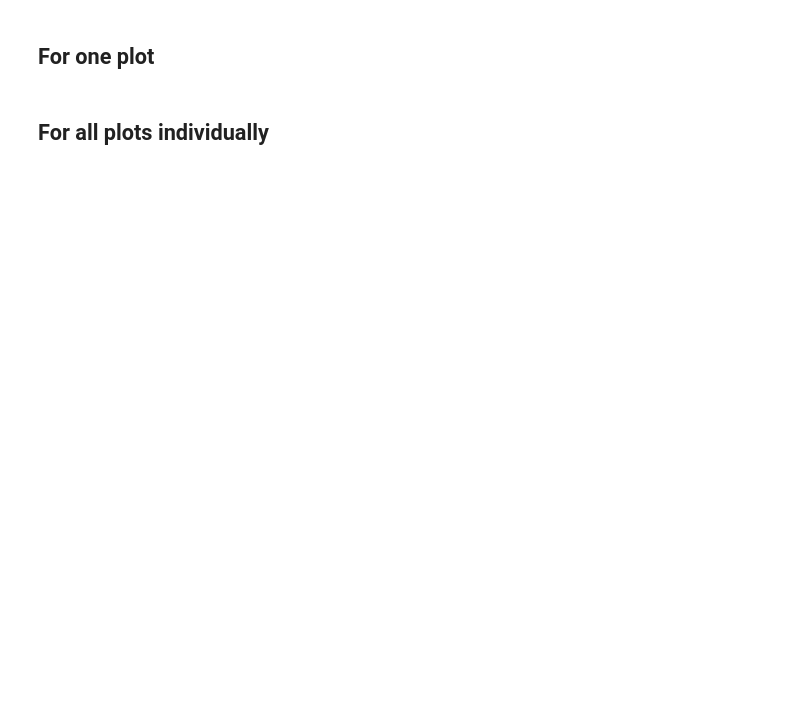
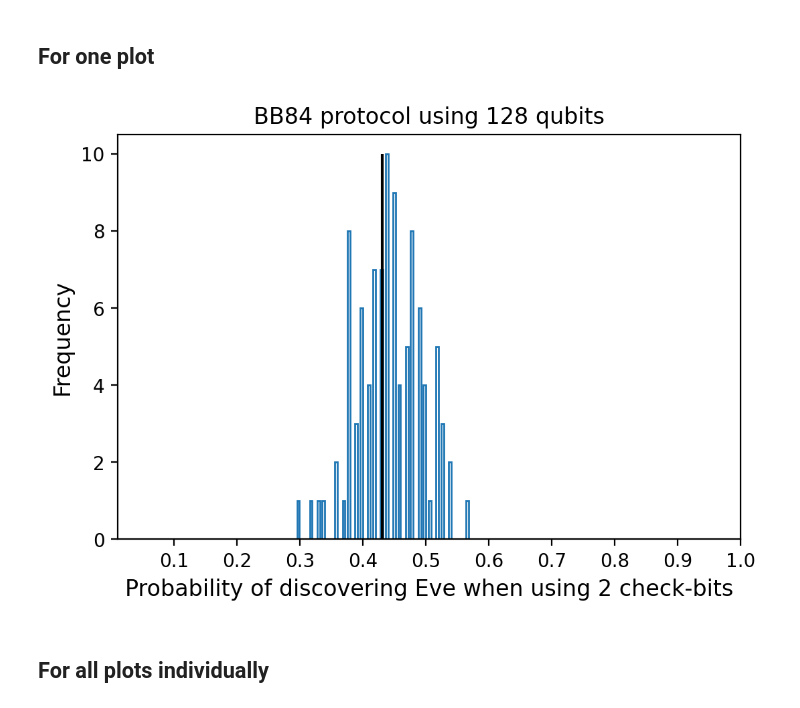
Before and after one commit to GuillermoFidalgo/QKDP, a Jupyter notebook: BB84.ipynb, the cells around one changed output. Drawn from its saved outputs; the diff is of its cells as text; code cells hidden in the pictures; blank space fills up the shorter version.

```diff
--- a/BB84.ipynb
+++ b/BB84.ipynb
@@ -20,9 +20,9 @@ def BB84(n,N,Eve=True,Strings=False):
     """
     BB84(n,N)
 
-    n: Number of bits to be used for the key
+    n: Length of the initial bit-string
 
-    N: Number of bits to be checked
+    N: Number of bits to be used to verify the security of the key
 
     Eve: Default True. If True, Eve will be present in the protocol. If False, Eve will not be present.
 
@@ -102,8 +102,18 @@ def BB84(n,N,Eve=True,Strings=False):
         else:
             break
 
+
+    count=0
+    for k in range(len(x)):
+        if z[k]==x[k] and z[k]==y[k]:
+            count+=1
+#     print(count)
+    guessed_bits_perc=(count/len(z))*100
+    discarded_perc=100*(n-len(x))/n
+
+
     if Strings==False:
-        return R
+        return R,discarded_perc,guessed_bits_perc
     if Strings==True:
         return R,a,b,e,aa,bb,ee,x,y,z,xx,yy,s
 # %% [markdown]
@@ -140,16 +169,24 @@ N=2**a #Number of check-bits
 N=np.arange(1,16)
 # %%
 dist=np.empty([k2,len(N)]) #Probability distribution
-
+avrg_discarded_perc=0
+avrg_guessed_bits_perc=0
 #Generate dist,avrg
+counter=0
 for j in range(k2):  #Loop for generating dist
     abort=np.zeros(len(N),int) #Number of ABORT
+
     for i in range(k1):  #Loop for executing BB84
-        R=BB84(n,N)
+        R,discarded_perc,guessed_bits_perc=BB84(n,N)
+#         if counter % 1000 == 0:
+#             print(avrg_guessed_bits_perc)
+        avrg_discarded_perc+=discarded_perc
+        avrg_guessed_bits_perc+=guessed_bits_perc
+        counter+=1
         for m in range(len(R)): #Loop for each N
             if R[m]=='ABORT': #Check for ABORT results
                 abort[m]+=1
     pabort=abort/k1  #Experimental probability of ABORT
     dist[j]=pabort
-
-avrg=np.mean(dist,axis=0) #Average of each column of dist
+avrg_discarded_perc=(avrg_discarded_perc)/(k1*k2)
+avrg_guessed_bits_perc=avrg_guessed_bits_perc/(k1*k2)
@@ -155,0 +217,2 @@ avrg=np.mean(dist,axis=0) #Average of each column of dist
+# %%
+avrg1=np.mean(dist,axis=0) #Average of each column of dist
@@ -180,30 +252,32 @@ bins=np.linspace(start, stop, num=250)
 # %%
 
 #Making 1 single plot
 #Specifing qb changes the plot
 
 qb=1
 # qb is a power of 2 (2^qb) = the amount of qubits to inspect UNLESS you uncommented the Line at the simulation stage
 
 
 
 # plt.figure(num=qb,figsize=(3,3))
-plt.figure(num=qb)
+plt.figure(num=qb,dpi=200)
 count,val,_=plt.hist(dist[:,qb],bins=bins,align='left',histtype='step' )
-plt.vlines(x=avrg[qb],ymin=0,ymax=max(count))
+plt.vlines(x=avrg1[qb],ymin=0,ymax=max(count))
 # Min,Max=val[0],val[-1]
 # ticks=np.arange(Min,Max,step=.01)
 # ll=['%.3f' %a for a in val]
 plt.xticks(np.arange(start, stop+step, 2*step))
 # plt.xticks(ticks=val[::18],labels=ll[::18])
 plt.xlabel('Probability of discovering Eve when using %i check-bits' %N[qb],fontsize=12)
 plt.ylabel('Frequency',fontsize=12)
 plt.xlim(0.01,1.0)
 plt.title('BB84 protocol using %i qubits'%n)
 
 plt.savefig(outpath+'/'+'BB84-dist with %i check-bits.png'%N[qb],dpi=200)
 plt.show()
 plt.close()
+# %% [output]
+[figure, added]
 # %% [markdown]
 ## For all plots individually
 # %%
```
Also changed, not shown: parts of 31 cells of this notebook, 35 other files.
